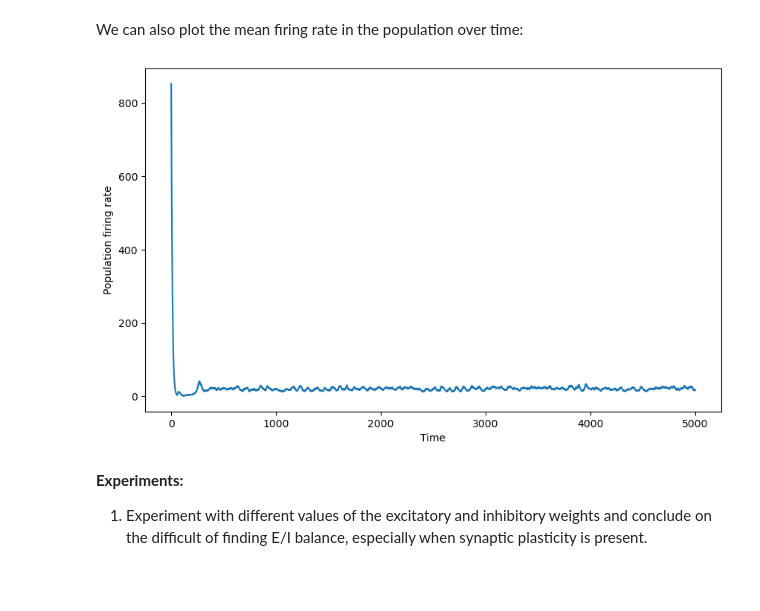
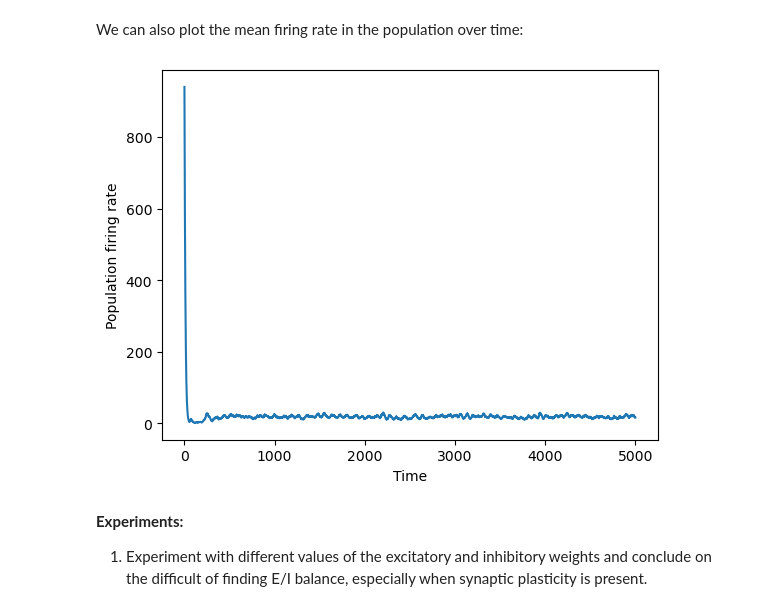
Before and after one commit to ANNarchy/CNS2023, a Jupyter notebook: src/notebooks/COBA.ipynb, the cells around one changed output. Drawn from its saved outputs; the diff is of its cells as text; code cells hidden in the pictures; blank space fills up the shorter version.

```diff
--- a/src/notebooks/COBA.ipynb
+++ b/src/notebooks/COBA.ipynb
@@ -159,13 +159,13 @@ We can also plot the mean firing rate in the population over time:
 # %%
 rate = m.population_rate(data, smooth=1.0)
 
-plt.figure(figsize=(10, 6))
+plt.figure()
 plt.plot(rate)
 plt.xlabel('Time')
 plt.ylabel('Population firing rate')
 plt.show()
 # %% [output]
-[figure, old version]
+[figure, new version]
 # %% [markdown]
 **Experiments:**
 
```
Also changed, not shown: parts of 3 cells of this notebook, 39 other files.
